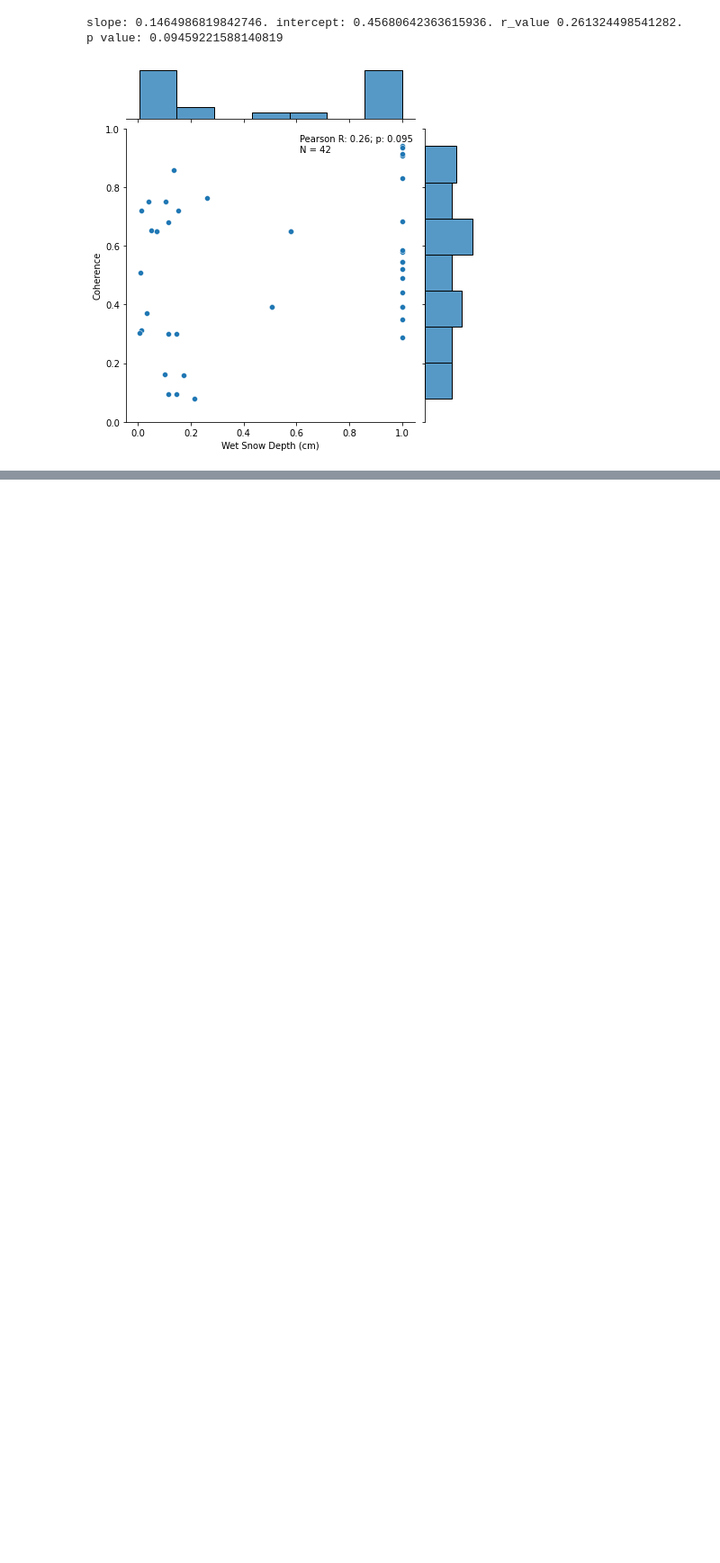
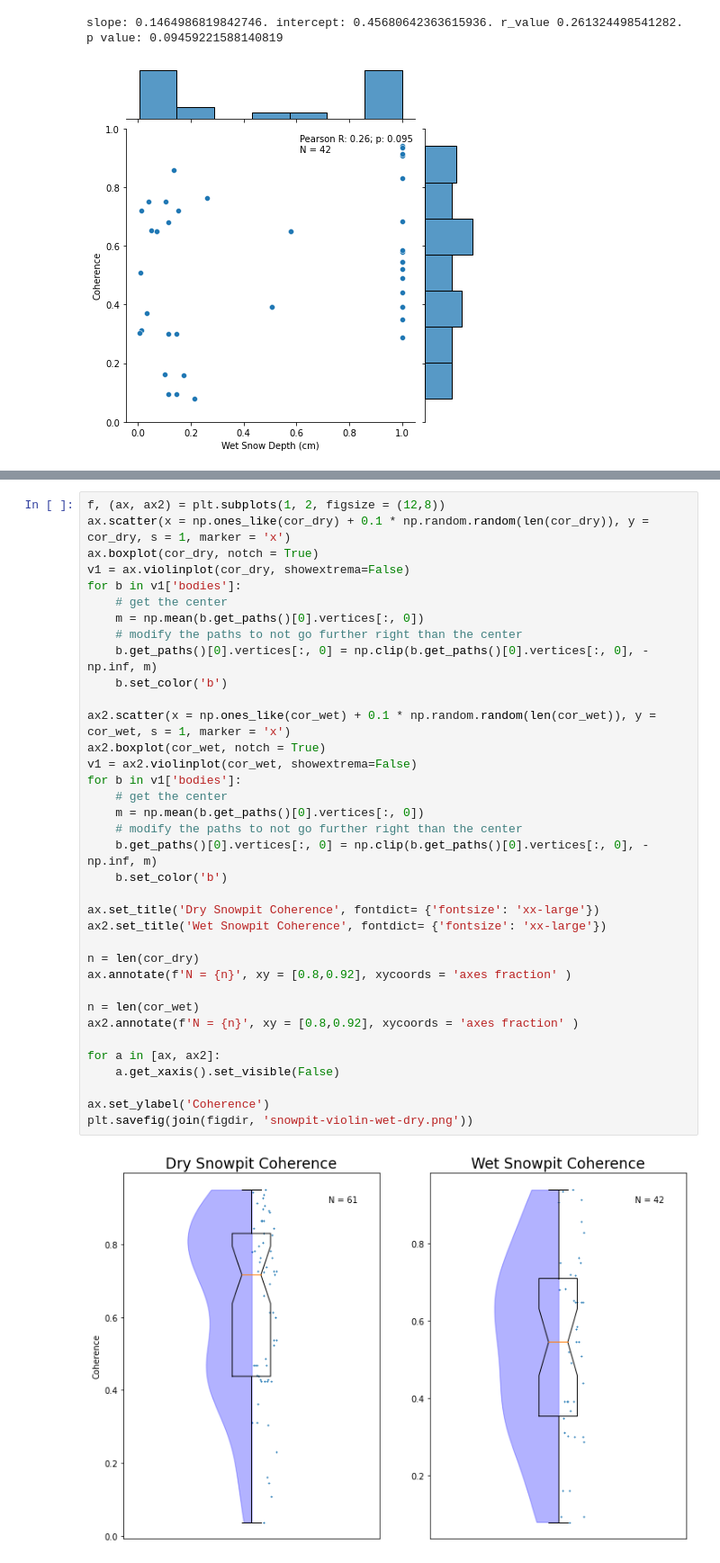
Before and after one commit to ZachHoppinen/uavsar, a Jupyter notebook: src/coherence/spatial_coherence/snowpits/snowdepth.ipynb, the cells around one changed output, grey strips where cells are left out. Shown at 90% size. Drawn from its saved outputs; the diff is of its cells as text; blank space fills up the shorter version.

Commit message:
snowpit work

```diff
--- a/src/coherence/spatial_coherence/snowpits/snowdepth.ipynb
+++ b/src/coherence/spatial_coherence/snowpits/snowdepth.ipynb
@@ -142,0 +207,38 @@ slope: 0.1464986819842746. intercept: 0.45680642363615936. r_value 0.26132449854
+# %%
+f, (ax, ax2) = plt.subplots(1, 2, figsize = (12,8))
+ax.scatter(x = np.ones_like(cor_dry) + 0.1 * np.random.random(len(cor_dry)), y = cor_dry, s = 1, marker = 'x')
+ax.boxplot(cor_dry, notch = True)
+v1 = ax.violinplot(cor_dry, showextrema=False)
+for b in v1['bodies']:
+    # get the center
+    m = np.mean(b.get_paths()[0].vertices[:, 0])
+    # modify the paths to not go further right than the center
+    b.get_paths()[0].vertices[:, 0] = np.clip(b.get_paths()[0].vertices[:, 0], -np.inf, m)
+    b.set_color('b')
+
+ax2.scatter(x = np.ones_like(cor_wet) + 0.1 * np.random.random(len(cor_wet)), y = cor_wet, s = 1, marker = 'x')
+ax2.boxplot(cor_wet, notch = True)
+v1 = ax2.violinplot(cor_wet, showextrema=False)
+for b in v1['bodies']:
+    # get the center
+    m = np.mean(b.get_paths()[0].vertices[:, 0])
+    # modify the paths to not go further right than the center
+    b.get_paths()[0].vertices[:, 0] = np.clip(b.get_paths()[0].vertices[:, 0], -np.inf, m)
+    b.set_color('b')
+
+ax.set_title('Dry Snowpit Coherence', fontdict= {'fontsize': 'xx-large'})
+ax2.set_title('Wet Snowpit Coherence', fontdict= {'fontsize': 'xx-large'})
+
+n = len(cor_dry)
+ax.annotate(f'N = {n}', xy = [0.8,0.92], xycoords = 'axes fraction' )
+
+n = len(cor_wet)
+ax2.annotate(f'N = {n}', xy = [0.8,0.92], xycoords = 'axes fraction' )
+
+for a in [ax, ax2]:
+    a.get_xaxis().set_visible(False)
+
+ax.set_ylabel('Coherence')
+plt.savefig(join(figdir, 'snowpit-violin-wet-dry.png'))
+# %% [output]
+[figure, added]
```
Also changed, not shown: parts of 6 cells of this notebook, 7 other files.
